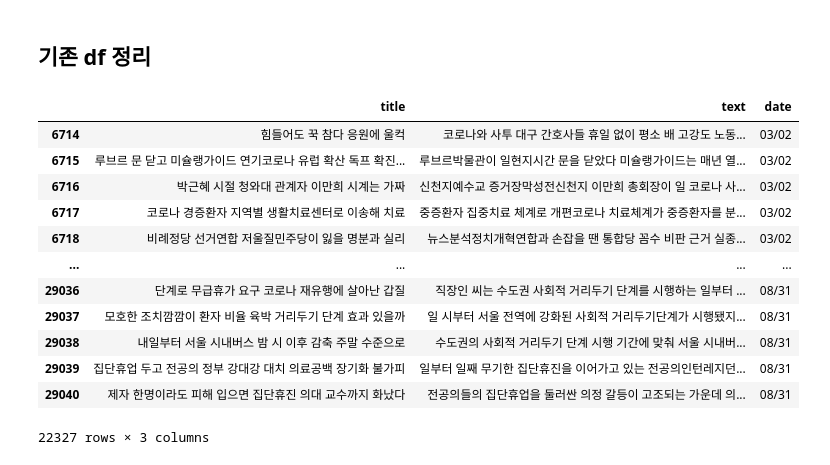
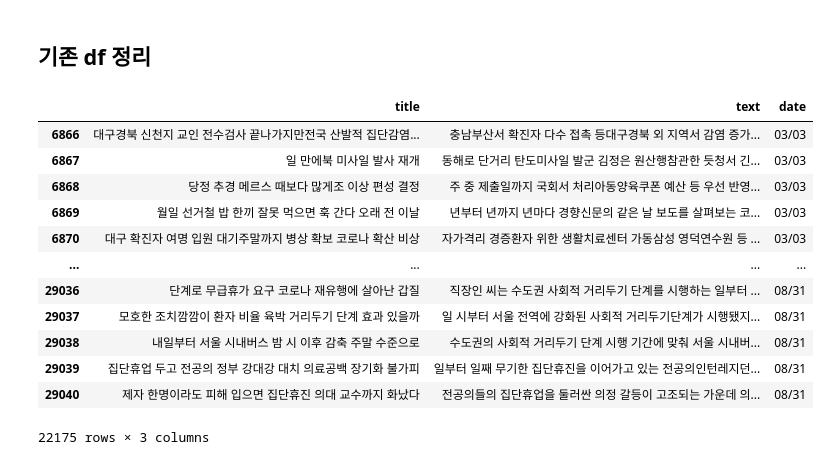
Before and after one commit to Hyun-Jun-Lee/News_Analysis, a Jupyter notebook: text_analysist.ipynb, the cells around one changed output. Saved outputs shown, nothing was run; the diff lists cells and outputs as text; code cells hidden in the pictures.

```diff
--- a/text_analysist.ipynb
+++ b/text_analysist.ipynb
@@ -249,19 +286,19 @@ covid
 # %% [markdown]
 ## 기존 df 정리
 # %%
-df = df[df['date']>'03/01']
+df = df[df['date']>'03/02']
 df
 # %% [output]
 |  | title | text | date |
-| 6714 | 힘들어도 꾹 참다 응원에 울컥 | 코로나와 사투 대구 간호사들 휴일 없이 평소 배 고강도 노동... | 03/02 |
-| 6715 | 루브르 문 닫고 미슐랭가이드 연기코로나 유럽 확산 독프 확진... | 루브르박물관이 일현지시간 문을 닫았다 미슐랭가이드는 매년 열... | 03/02 |
-| 6716 | 박근혜 시절 청와대 관계자 이만희 시계는 가짜 | 신천지예수교 증거장막성전신천지 이만희 총회장이 일 코로나 사... | 03/02 |
-| 6717 | 코로나 경증환자 지역별 생활치료센터로 이송해 치료 | 중증환자 집중치료 체계로 개편코로나 치료체계가 중증환자를 분... | 03/02 |
-| 6718 | 비례정당 선거연합 저울질민주당이 잃을 명분과 실리 | 뉴스분석정치개혁연합과 손잡을 땐 통합당 꼼수 비판 근거 실종... | 03/02 |
+| 6866 | 대구경북 신천지 교인 전수검사 끝나가지만전국 산발적 집단감염... | 충남부산서 확진자 다수 접촉 등대구경북 외 지역서 감염 증가... | 03/03 |
+| 6867 | 일 만에북 미사일 발사 재개 | 동해로 단거리 탄도미사일 발군 김정은 원산행참관한 듯청서 긴... | 03/03 |
+| 6868 | 당정 추경 메르스 때보다 많게조 이상 편성 결정 | 주 중 제출일까지 국회서 처리아동양육쿠폰 예산 등 우선 반영... | 03/03 |
+| 6869 | 월일 선거철 밥 한끼 잘못 먹으면 훅 간다 오래 전 이날 | 년부터 년까지 년마다 경향신문의 같은 날 보도를 살펴보는 코... | 03/03 |
+| 6870 | 대구 확진자 여명 입원 대기주말까지 병상 확보 코로나 확산 비상 | 자가격리 경증환자 위한 생활치료센터 가동삼성 영덕연수원 등 ... | 03/03 |
 | ... | ... | ... | ... |
 | 29036 | 단계로 무급휴가 요구 코로나 재유행에 살아난 갑질 | 직장인 씨는 수도권 사회적 거리두기 단계를 시행하는 일부터 ... | 08/31 |
 | 29037 | 모호한 조치깜깜이 환자 비율 육박 거리두기 단계 효과 있을까 | 일 시부터 서울 전역에 강화된 사회적 거리두기단계가 시행됐지... | 08/31 |
 | 29038 | 내일부터 서울 시내버스 밤 시 이후 감축 주말 수준으로 | 수도권의 사회적 거리두기 단계 시행 기간에 맞춰 서울 시내버... | 08/31 |
 | 29039 | 집단휴업 두고 전공의 정부 강대강 대치 의료공백 장기화 불가피 | 일부터 일째 무기한 집단휴진을 이어가고 있는 전공의인턴레지던... | 08/31 |
 | 29040 | 제자 한명이라도 피해 입으면 집단휴진 의대 교수까지 화났다 | 전공의들의 집단휴업을 둘러싼 의정 갈등이 고조되는 가운데 의... | 08/31 |
-22327 rows × 3 columns
+22175 rows × 3 columns
```
Also changed, not shown: parts of 21 cells of this notebook.
